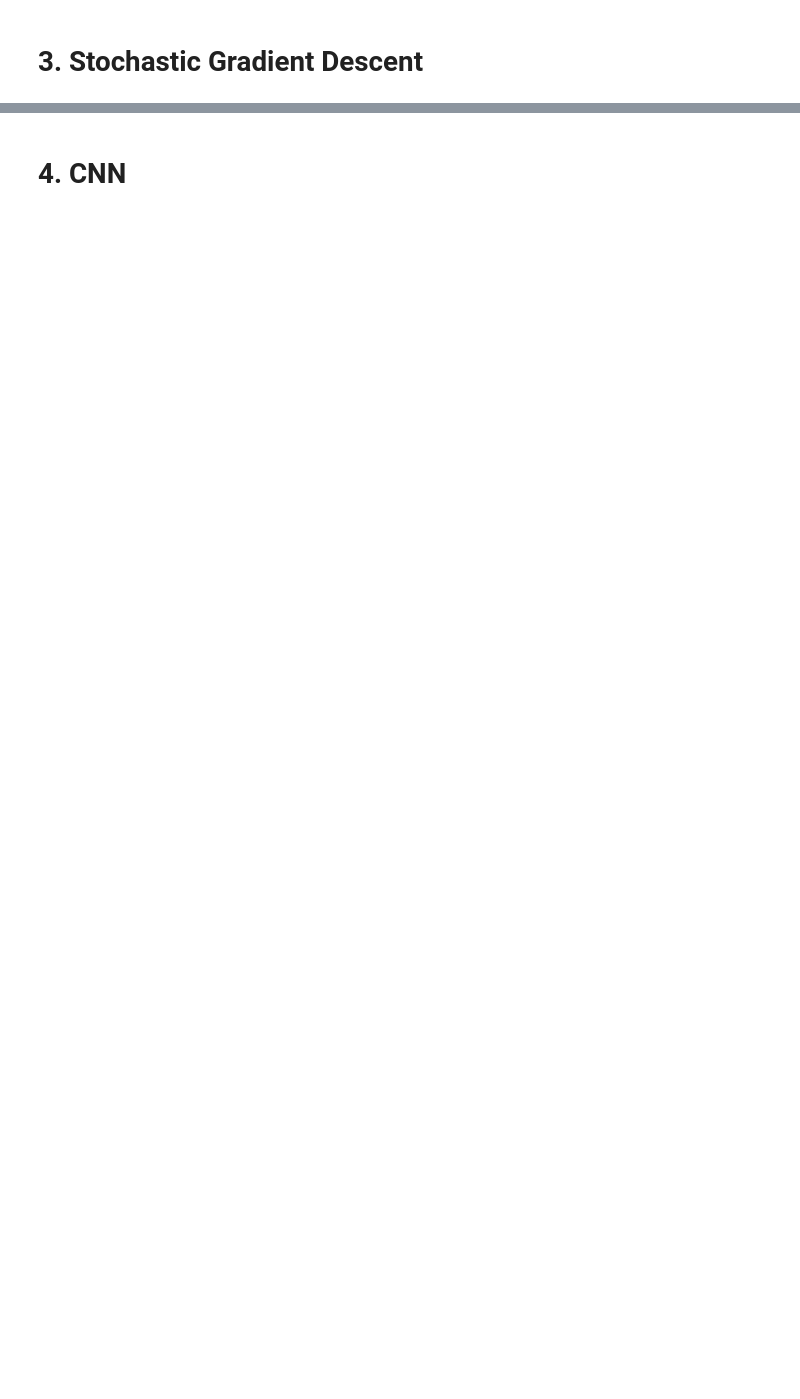
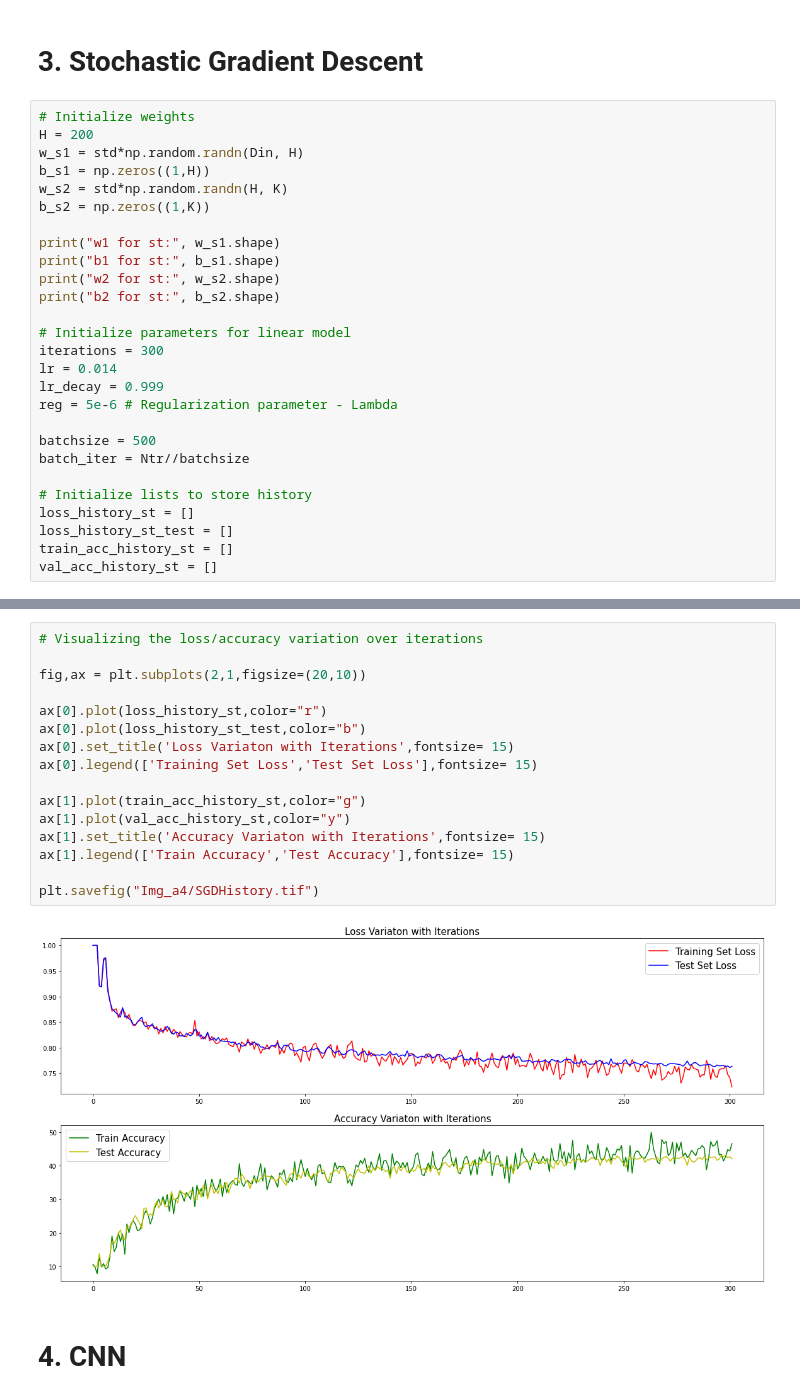
Before and after one commit to AmashiNiw/EN2550-Assignments, a Jupyter notebook: A04/180433E_a4.ipynb, the cells around one changed output, grey strips where cells are left out. Saved outputs shown, nothing was run; the diff lists cells and outputs as text; blank space fills up the shorter version.

```diff
--- a/A04/180433E_a4.ipynb
+++ b/A04/180433E_a4.ipynb
@@ -396,2 +377,29 @@ Test Accuracy: 10.05
 # %% [markdown]
 # 3. Stochastic Gradient Descent
+# %%
+# Initialize weights
+H = 200
+w_s1 = std*np.random.randn(Din, H)
+b_s1 = np.zeros((1,H))
+w_s2 = std*np.random.randn(H, K)
+b_s2 = np.zeros((1,K))
+
+print("w1 for st:", w_s1.shape)
+print("b1 for st:", b_s1.shape)
+print("w2 for st:", w_s2.shape)
+print("b2 for st:", b_s2.shape)
+
+# Initialize parameters for linear model
+iterations = 300
+lr = 0.014
+lr_decay = 0.999
+reg = 5e-6 # Regularization parameter - Lambda
+
+batchsize = 500
+batch_iter = Ntr//batchsize
+
+# Initialize lists to store history
+loss_history_st = []
+loss_history_st_test = []
+train_acc_history_st = []
+val_acc_history_st = []
@@ -519,3 +480,21 @@ KeyboardInterrupt:
+# %%
+# Visualizing the loss/accuracy variation over iterations
+
+fig,ax = plt.subplots(2,1,figsize=(20,10))
+
+ax[0].plot(loss_history_st,color="r")
+ax[0].plot(loss_history_st_test,color="b")
+ax[0].set_title('Loss Variaton with Iterations',fontsize= 15)
+ax[0].legend(['Training Set Loss','Test Set Loss'],fontsize= 15)
+
+ax[1].plot(train_acc_history_st,color="g")
+ax[1].plot(val_acc_history_st,color="y")
+ax[1].set_title('Accuracy Variaton with Iterations',fontsize= 15)
+ax[1].legend(['Train Accuracy','Test Accuracy'],fontsize= 15)
+
+plt.savefig("Img_a4/SGDHistory.tif")
+# %% [output]
+[figure, added]
 # %% [markdown]
 # 4. CNN
 # %%
```
Also changed, not shown: parts of 11 cells of this notebook, 1 other file.
